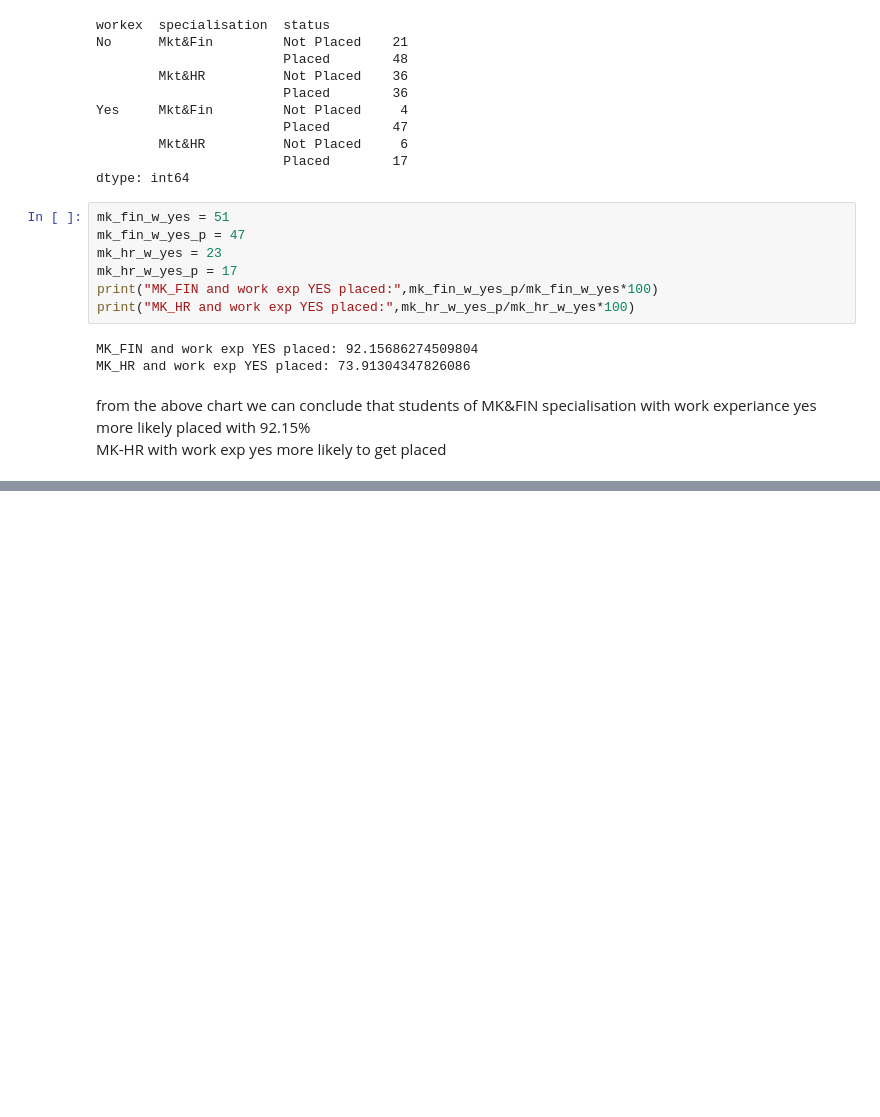
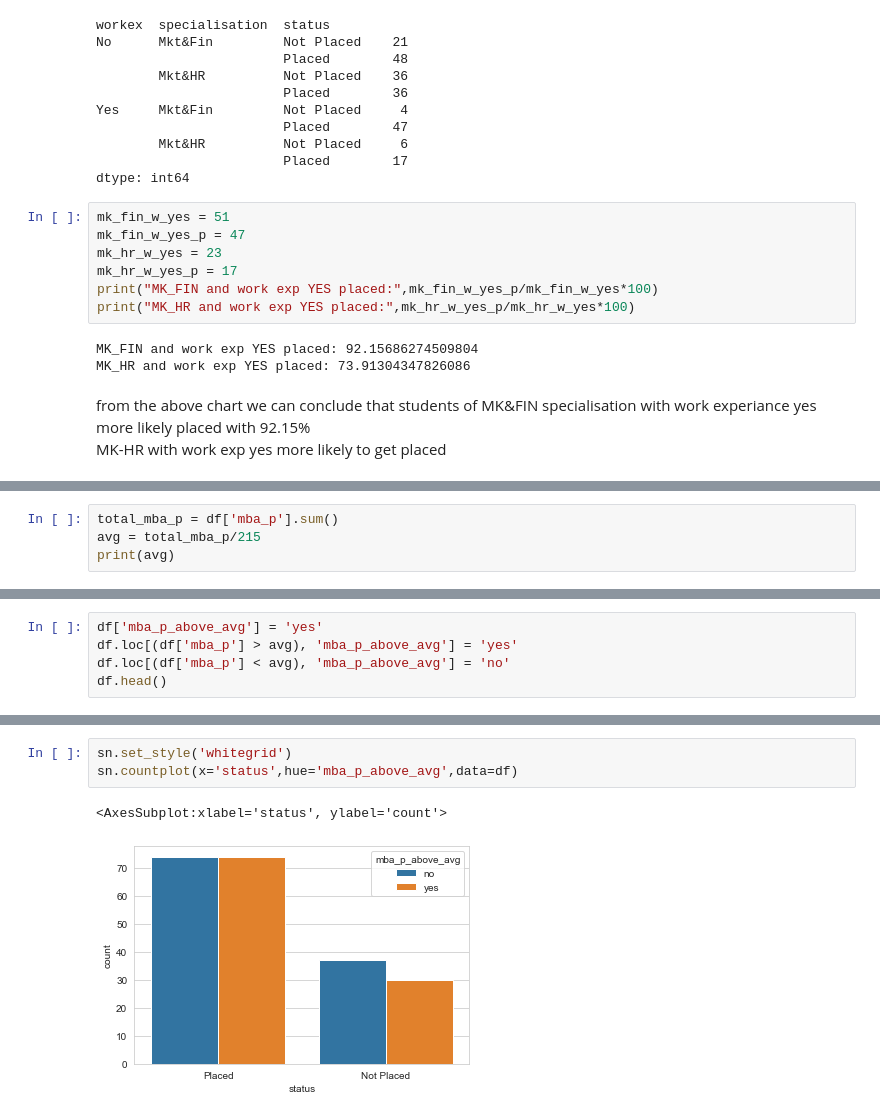
Before and after one commit to SaiSatya16/Hackathon-BrainDead-IIEST, a Jupyter notebook: Problem-1/Satya_notebook.ipynb, the cells around one changed output, grey strips where cells are left out. Saved outputs shown, nothing was run; the diff lists cells and outputs as text; blank space fills up the shorter version.

```diff
--- a/Problem-1/Satya_notebook.ipynb
+++ b/Problem-1/Satya_notebook.ipynb
@@ -444,0 +454,4 @@ MK-HR with work exp yes more likely to get placed
+# %%
+total_mba_p = df['mba_p'].sum()
+avg = total_mba_p/215
+print(avg)
@@ -444,0 +460,5 @@ MK-HR with work exp yes more likely to get placed
+# %%
+df['mba_p_above_avg'] = 'yes'
+df.loc[(df['mba_p'] > avg), 'mba_p_above_avg'] = 'yes'
+df.loc[(df['mba_p'] < avg), 'mba_p_above_avg'] = 'no'
+df.head()
@@ -444,0 +472,6 @@ MK-HR with work exp yes more likely to get placed
+# %%
+sn.set_style('whitegrid')
+sn.countplot(x='status',hue='mba_p_above_avg',data=df)
+# %% [output]
+<AxesSubplot:xlabel='status', ylabel='count'>
+[figure, added]
```
Also changed, not shown: parts of 4 cells of this notebook.
